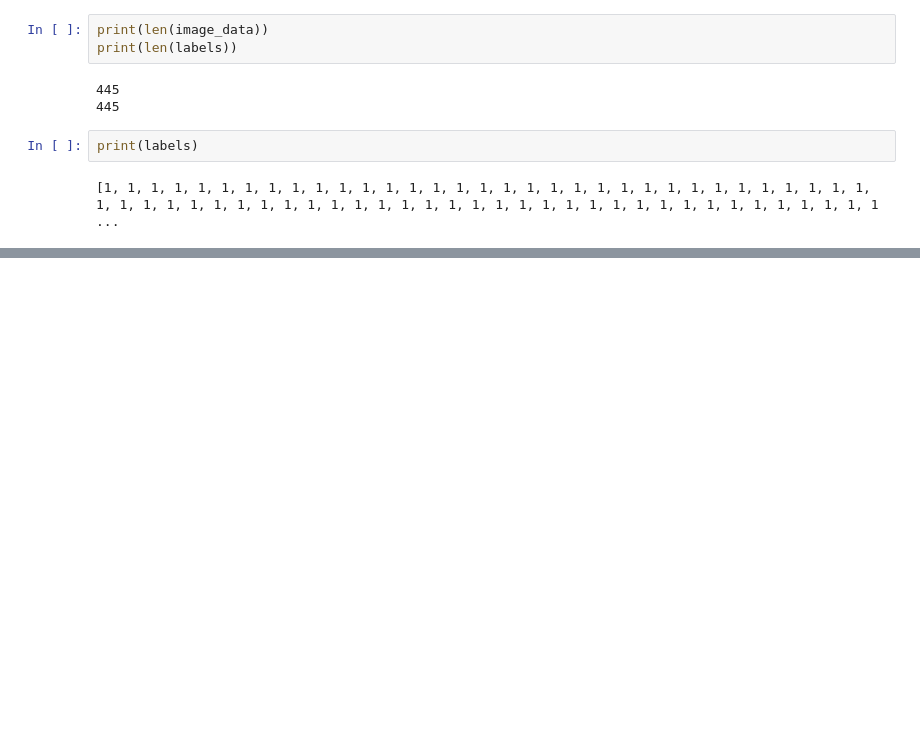
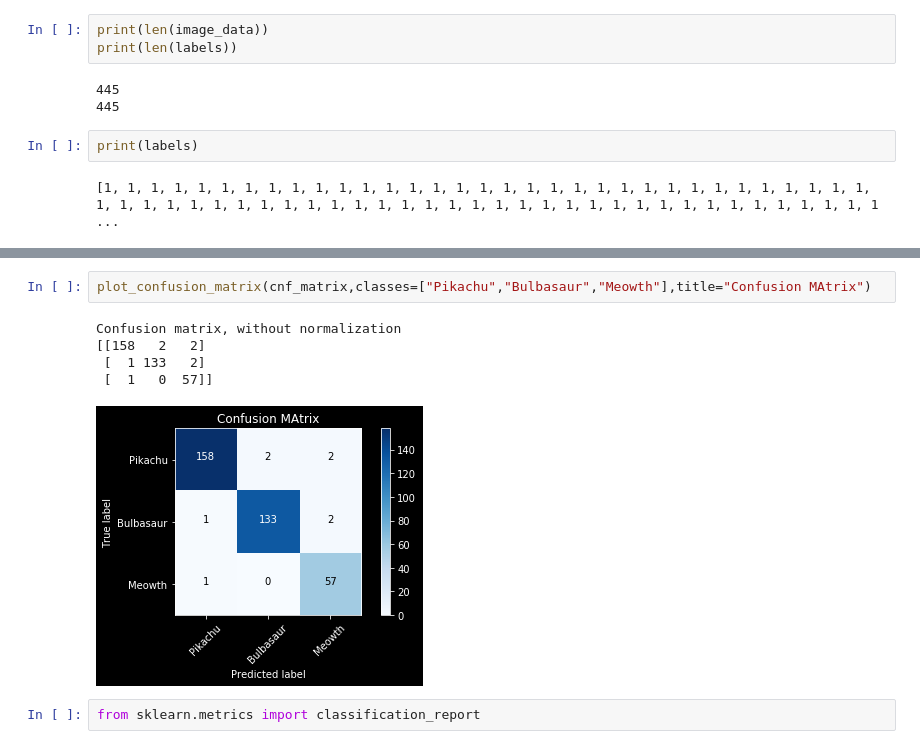
Before and after one commit to deepanshu2301/MachineLearning, a Jupyter notebook: Deep Learning/Pokemon Classifier Using NN.ipynb, the cells around one changed output, grey strips where cells are left out. Saved outputs shown, nothing was run; the diff lists cells and outputs as text; blank space fills up the shorter version.

```diff
--- a/Deep Learning/Pokemon Classifier Using NN.ipynb
+++ b/Deep Learning/Pokemon Classifier Using NN.ipynb
@@ -77,0 +297,10 @@ for i in range(10):
+# %%
+plot_confusion_matrix(cnf_matrix,classes=["Pikachu","Bulbasaur","Meowth"],title="Confusion MAtrix")
+# %% [output]
+Confusion matrix, without normalization
+[[158   2   2]
+ [  1 133   2]
+ [  1   0  57]]
+[figure, added]
+# %%
+from sklearn.metrics import classification_report
```
Also changed, not shown: parts of 19 cells of this notebook.
